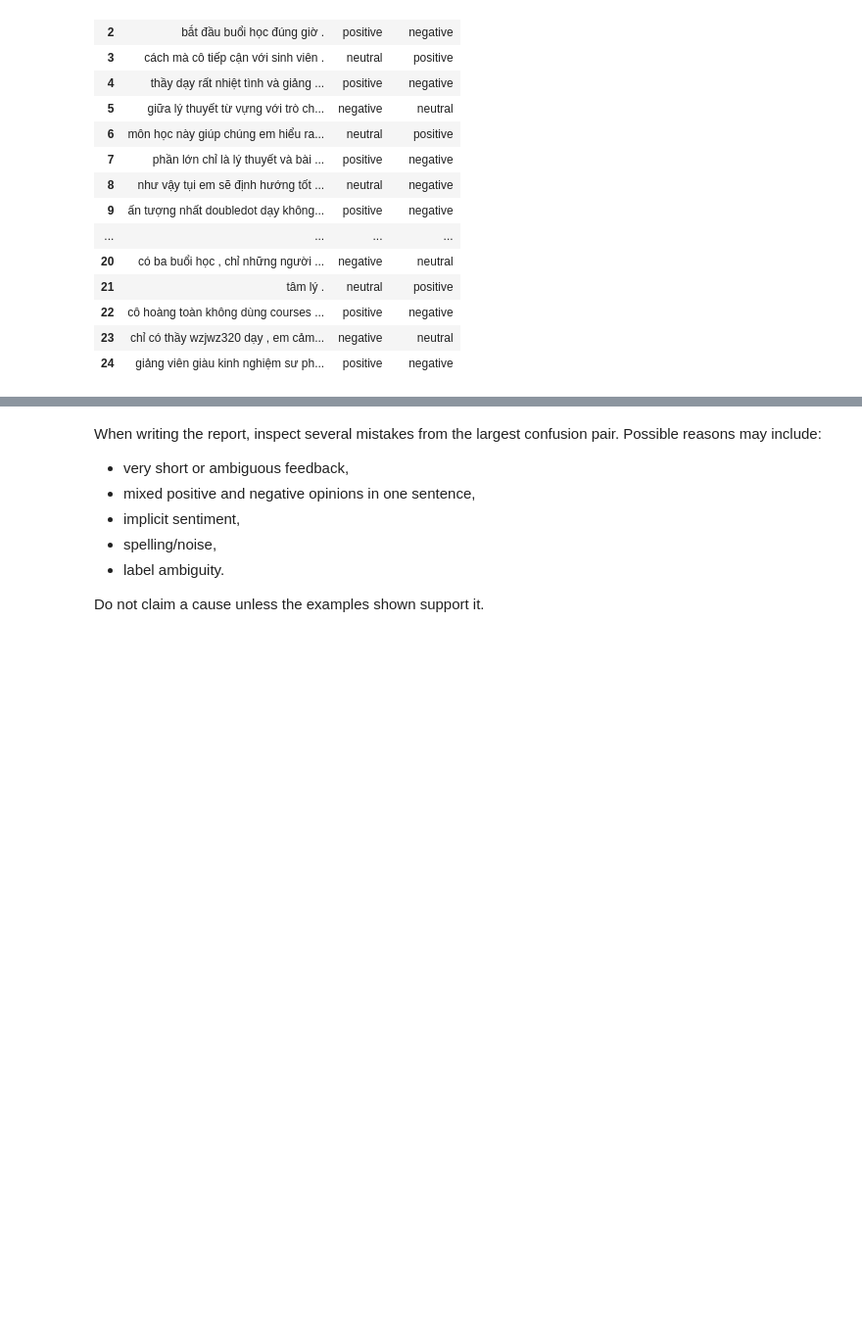
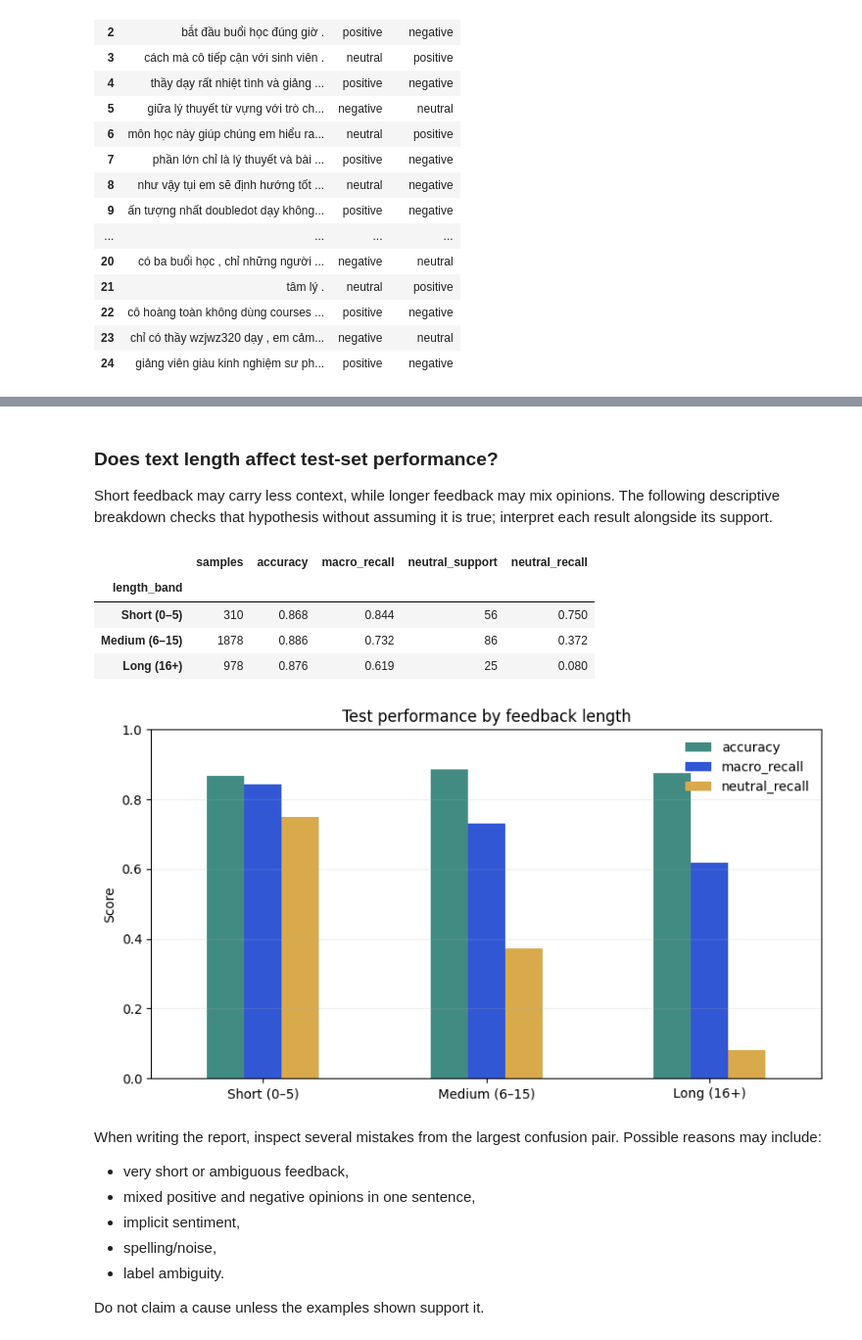
Before and after one commit to nguyenvanhau896/data-analysis-and-visualization, a Jupyter notebook: notebooks/text.ipynb, the cells around one changed output, grey strips where cells are left out. Shown at 98% size. Drawn from its saved outputs; the diff is of its cells as text; code cells hidden in the pictures; blank space fills up the shorter version.

```diff
--- a/notebooks/text.ipynb
+++ b/notebooks/text.ipynb
@@ -721,3 +822,34 @@ display(error_pairs)
+# %% [markdown]
+### Does text length affect test-set performance?
+
+Short feedback may carry less context, while longer feedback may mix opinions. The following descriptive breakdown checks that hypothesis without assuming it is true; interpret each result alongside its support.
+# %%
+length_eval = test_df[['text', 'label']].copy()
+length_eval['prediction'] = test_pred
+length_eval['words'] = length_eval['text'].fillna('').astype(str).str.split().str.len()
+length_eval['length_band'] = pd.cut(length_eval['words'], bins=[-1, 5, 15, np.inf], labels=['Short (0–5)', 'Medium (6–15)', 'Long (16+)'])
+length_rows = []
+for band, group in length_eval.groupby('length_band', observed=False):
+    if group.empty: continue
+    per_class_recall = []
+    for label in LABEL_ORDER:
+        true_label = group['label'].eq(label)
+        recall = (group.loc[true_label, 'prediction'].eq(label).mean() if true_label.any() else np.nan)
+        per_class_recall.append(recall)
+    length_rows.append({'length_band': str(band), 'samples': len(group), 'accuracy': group['label'].eq(group['prediction']).mean(), 'macro_recall': np.nanmean(per_class_recall), 'neutral_support': int(group['label'].eq('neutral').sum()), 'neutral_recall': per_class_recall[LABEL_ORDER.index('neutral')]})
+length_metrics = pd.DataFrame(length_rows).set_index('length_band')
+display(length_metrics.round(3))
+fig, ax = plt.subplots(figsize=(8, 4.5))
+length_metrics[['accuracy', 'macro_recall', 'neutral_recall']].plot(kind='bar', ax=ax, color=['#428b83', '#3157d5', '#d8aa4b'])
+ax.set(title='Test performance by feedback length', xlabel='', ylabel='Score', ylim=(0, 1)); ax.tick_params(axis='x', rotation=0)
+ax.legend(frameon=False); ax.grid(axis='y', alpha=.2); plt.tight_layout(); plt.show()
+# %% [output]
+|  | samples | accuracy | macro_recall | neutral_support | neutral_recall |
+| length_band |  |  |  |  |  |
+| Short (0–5) | 310 | 0.868 | 0.844 | 56 | 0.750 |
+| Medium (6–15) | 1878 | 0.886 | 0.732 | 86 | 0.372 |
+| Long (16+) | 978 | 0.876 | 0.619 | 25 | 0.080 |
+[figure, added]
 # %% [markdown]
 
 When writing the report, inspect several mistakes from the largest confusion pair. Possible reasons may include:
```
Also changed, not shown: parts of 12 cells of this notebook, 13 other files.
